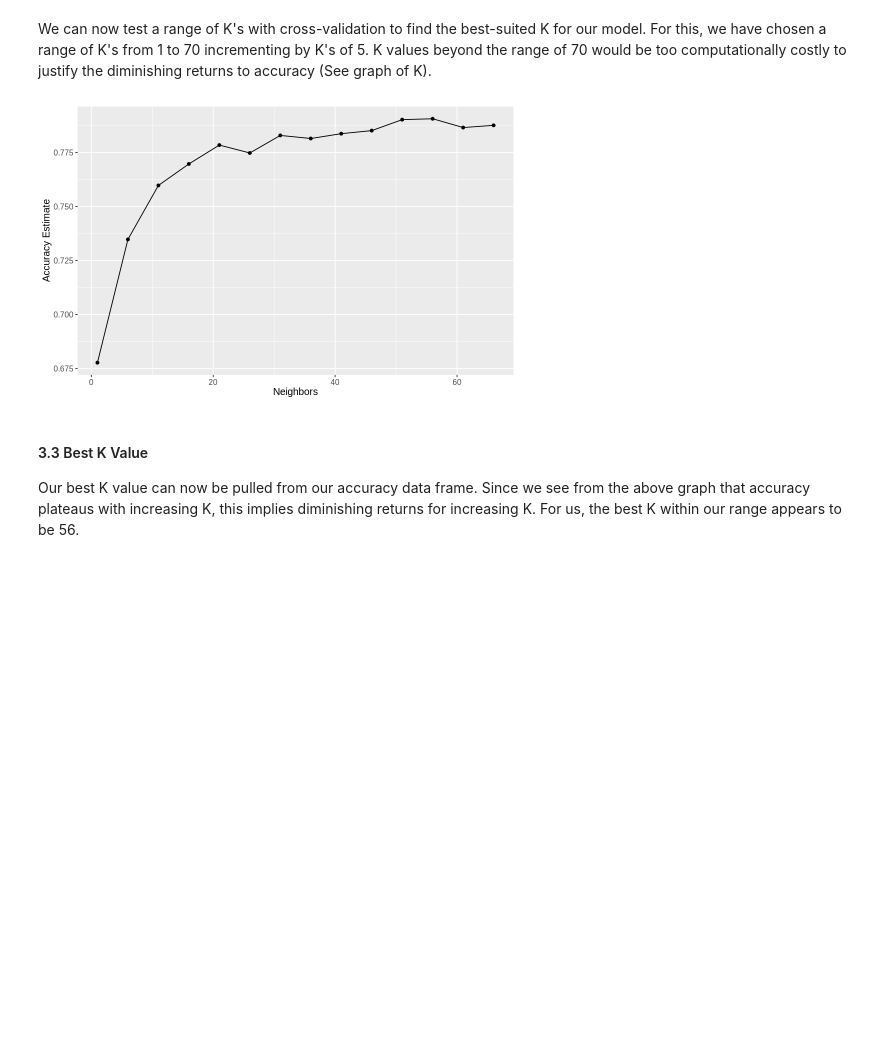
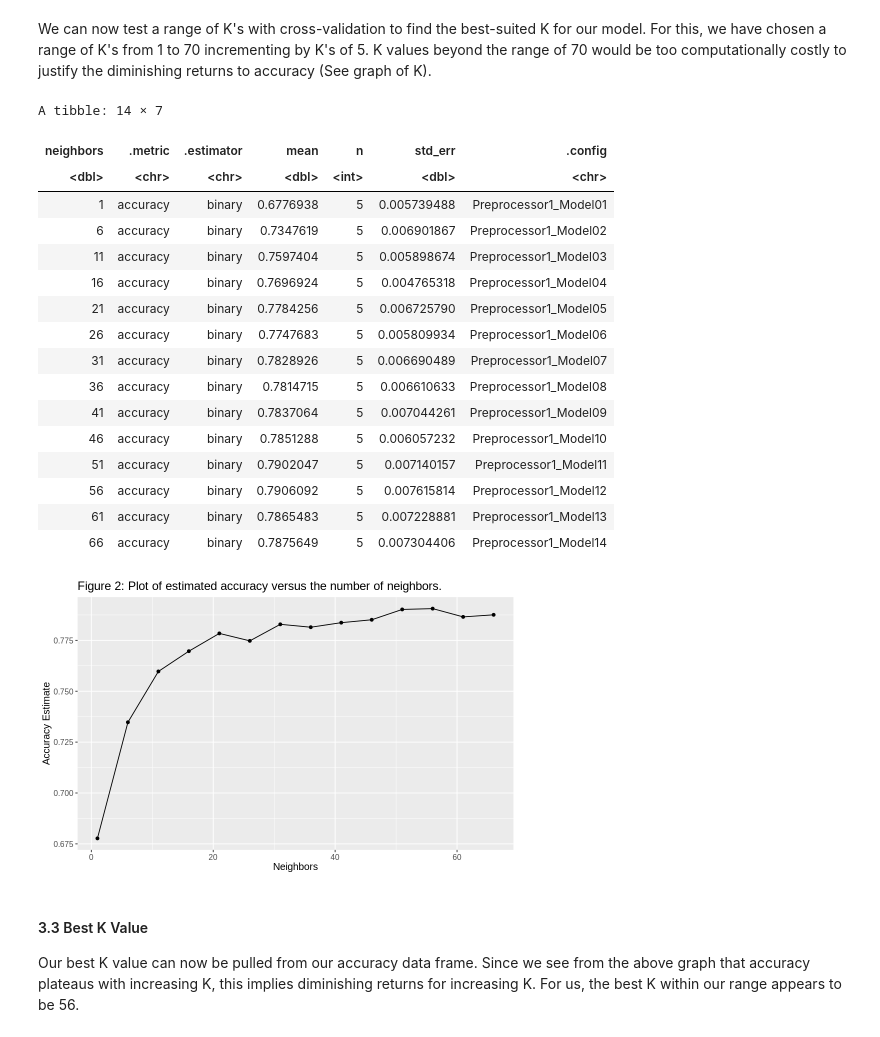
Before and after one commit to tqmemon/australia-rainfall-prediction, a Jupyter notebook: GroupReport.ipynb, the cells around one changed output. Saved outputs shown, nothing was run; the diff lists cells and outputs as text; code cells hidden in the pictures; blank space fills up the shorter version.

```diff
--- a/GroupReport.ipynb
+++ b/GroupReport.ipynb
@@ -260,17 +279,35 @@ knn_results <- workflow() |>
 # %%
 options(repr.plot.width = 8, repr.plot.height = 5)
 
 accuracies <- knn_results |>
   filter(.metric == "accuracy")
+accuracies
 
 accuracy_vs_k <- ggplot(accuracies, aes(x = neighbors, y = mean)) +
   geom_point() +
   geom_line() +
-  labs(x = "Neighbors", y = "Accuracy Estimate") +
+  labs(title="Figure 2: Plot of estimated accuracy versus the number of neighbors.", x= "Neighbors", y = "Accuracy Estimate") +
   theme(text = element_text(size = 12))
 accuracy_vs_k
 # %% [output]
+A tibble: 14 × 7
+| neighbors | .metric | .estimator | mean | n | std_err | .config |
+| <dbl> | <chr> | <chr> | <dbl> | <int> | <dbl> | <chr> |
+| 1 | accuracy | binary | 0.6776938 | 5 | 0.005739488 | Preprocessor1_Model01 |
+| 6 | accuracy | binary | 0.7347619 | 5 | 0.006901867 | Preprocessor1_Model02 |
+| 11 | accuracy | binary | 0.7597404 | 5 | 0.005898674 | Preprocessor1_Model03 |
+| 16 | accuracy | binary | 0.7696924 | 5 | 0.004765318 | Preprocessor1_Model04 |
+| 21 | accuracy | binary | 0.7784256 | 5 | 0.006725790 | Preprocessor1_Model05 |
+| 26 | accuracy | binary | 0.7747683 | 5 | 0.005809934 | Preprocessor1_Model06 |
+| 31 | accuracy | binary | 0.7828926 | 5 | 0.006690489 | Preprocessor1_Model07 |
+| 36 | accuracy | binary | 0.7814715 | 5 | 0.006610633 | Preprocessor1_Model08 |
+| 41 | accuracy | binary | 0.7837064 | 5 | 0.007044261 | Preprocessor1_Model09 |
+| 46 | accuracy | binary | 0.7851288 | 5 | 0.006057232 | Preprocessor1_Model10 |
+| 51 | accuracy | binary | 0.7902047 | 5 | 0.007140157 | Preprocessor1_Model11 |
+| 56 | accuracy | binary | 0.7906092 | 5 | 0.007615814 | Preprocessor1_Model12 |
+| 61 | accuracy | binary | 0.7865483 | 5 | 0.007228881 | Preprocessor1_Model13 |
+| 66 | accuracy | binary | 0.7875649 | 5 | 0.007304406 | Preprocessor1_Model14 |
-[figure, old version]
+[figure, new version]
 # %% [markdown]
 #### 3.3 Best K Value
 Our best K value can now be pulled from our accuracy data frame. Since we see from the above graph that accuracy plateaus with increasing K, this implies diminishing returns for increasing K. For us, the best K within our range appears to be 56.
```
Also changed, not shown: parts of 5 cells of this notebook.
